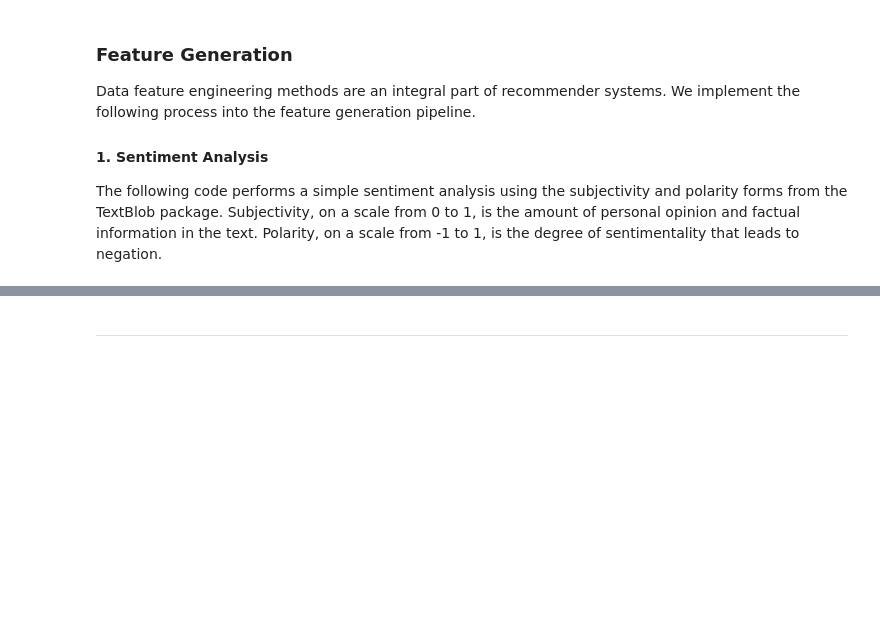
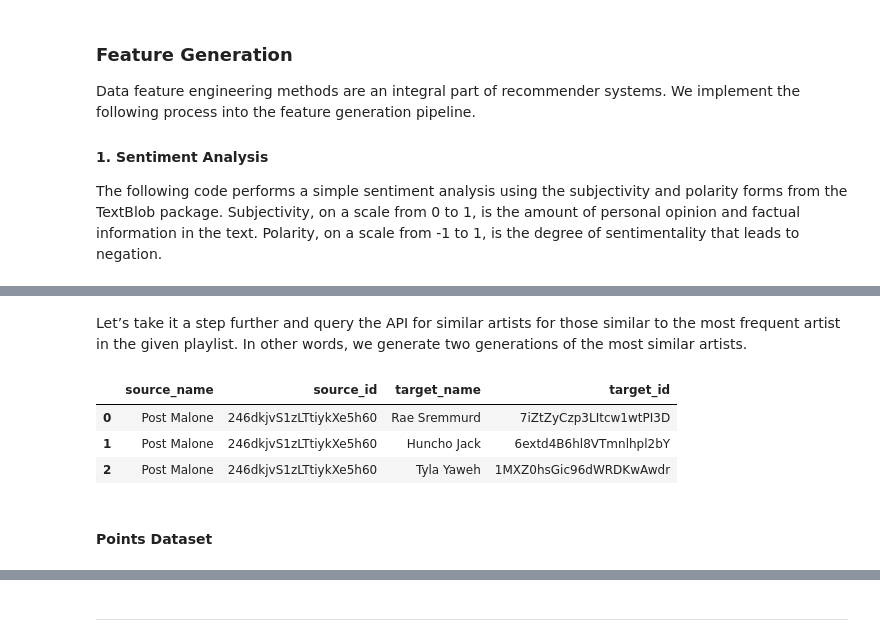
Before and after one commit to hluebbering/music-clustering, a Jupyter notebook: scripts/notebook.ipynb, the cells around one changed output, grey strips where cells are left out. Cells and saved outputs as stored; diff of their text form; code cells hidden in the pictures; blank space fills up the shorter version.

```diff
--- a/scripts/notebook.ipynb
+++ b/scripts/notebook.ipynb
@@ -681,0 +615,2 @@ The following visualization is based on the [Spotify Similiar Artists API](https
+# %% [markdown]
+Let’s take it a step further and query the API for similar artists for those similar to the most frequent artist in the given playlist. In other words, we generate two generations of the most similar artists.
@@ -681,0 +633,9 @@ The following visualization is based on the [Spotify Similiar Artists API](https
+# %%
+links.head(3)
+# %% [output]
+|  | source_name | source_id | target_name | target_id |
+| 0 | Post Malone | 246dkjvS1zLTtiykXe5h60 | Rae Sremmurd | 7iZtZyCzp3LItcw1wtPI3D |
+| 1 | Post Malone | 246dkjvS1zLTtiykXe5h60 | Huncho Jack | 6extd4B6hl8VTmnlhpl2bY |
+| 2 | Post Malone | 246dkjvS1zLTtiykXe5h60 | Tyla Yaweh | 1MXZ0hsGic96dWRDKwAwdr |
+# %% [markdown]
+#### Points Dataset
```
Also changed, not shown: parts of 63 cells of this notebook.
